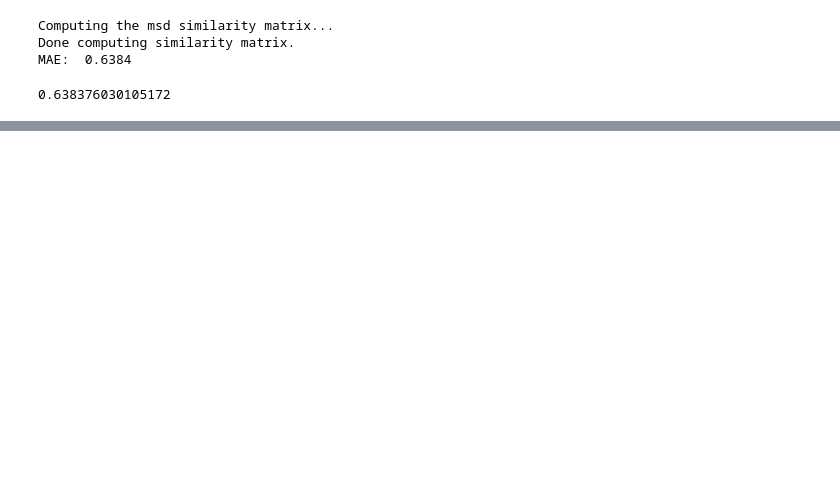
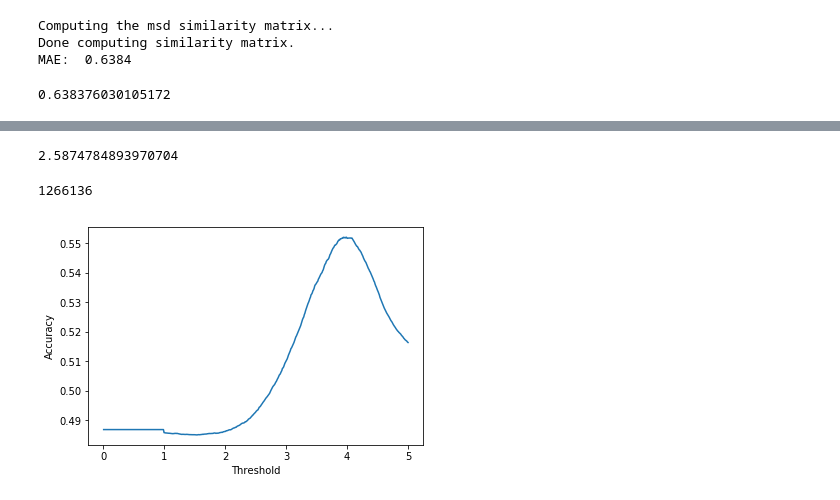
Before and after one commit to micronoz/Recommender-Systems, a Jupyter notebook: Final-Project/Untitled.ipynb, the cells around one changed output, grey strips where cells are left out. Drawn from its saved outputs; the diff is of its cells as text; code cells hidden in the pictures; blank space fills up the shorter version.

```diff
--- a/Final-Project/Untitled.ipynb
+++ b/Final-Project/Untitled.ipynb
@@ -50,5 +52,5 @@ MAE:  0.5950
 # %%
-algo = NormalPredictor()
+algo = BaselineOnly()
 algo.fit(train)
 preds = algo.test(test)
 accuracy.mae(preds)
@@ -57,0 +88,42 @@ MAE:  1.1564
+# %%
+preds[0][3]
+# %% [output]
+2.5874784893970704
+# %%
+uid = []
+iid = []
+pred_this = []
+for view in views:
+    pred_this.append((view[0],view[1],0))
+for neg in negatives:
+    pred_this.append((neg[0],neg[1],0))
+preds = algo.test(pred_this)
+# %%
+v = set(views)
+thresh = 0.0
+x = []
+y = []
+for i in range(500):
+    correct = 0
+    thresh += 0.01
+    for pred in preds:
+        pair = (pred[0],pred[1])
+        if pred[3] > thresh:
+            if pair in v:
+                correct += 1
+        else:
+            if pair in negatives:
+                correct += 1
+    x.append(thresh)
+    y.append(correct/(len(v)+len(negatives)))
+# %%
+len(negatives)
+# %% [output]
+1266136
+# %%
+plt.plot(x,y)
+plt.ylabel('Accuracy')
+plt.xlabel('Threshold')
+plt.show()
+# %% [output]
+[figure, added]
```
Also changed, not shown: parts of 4 cells of this notebook, 1 other file.
